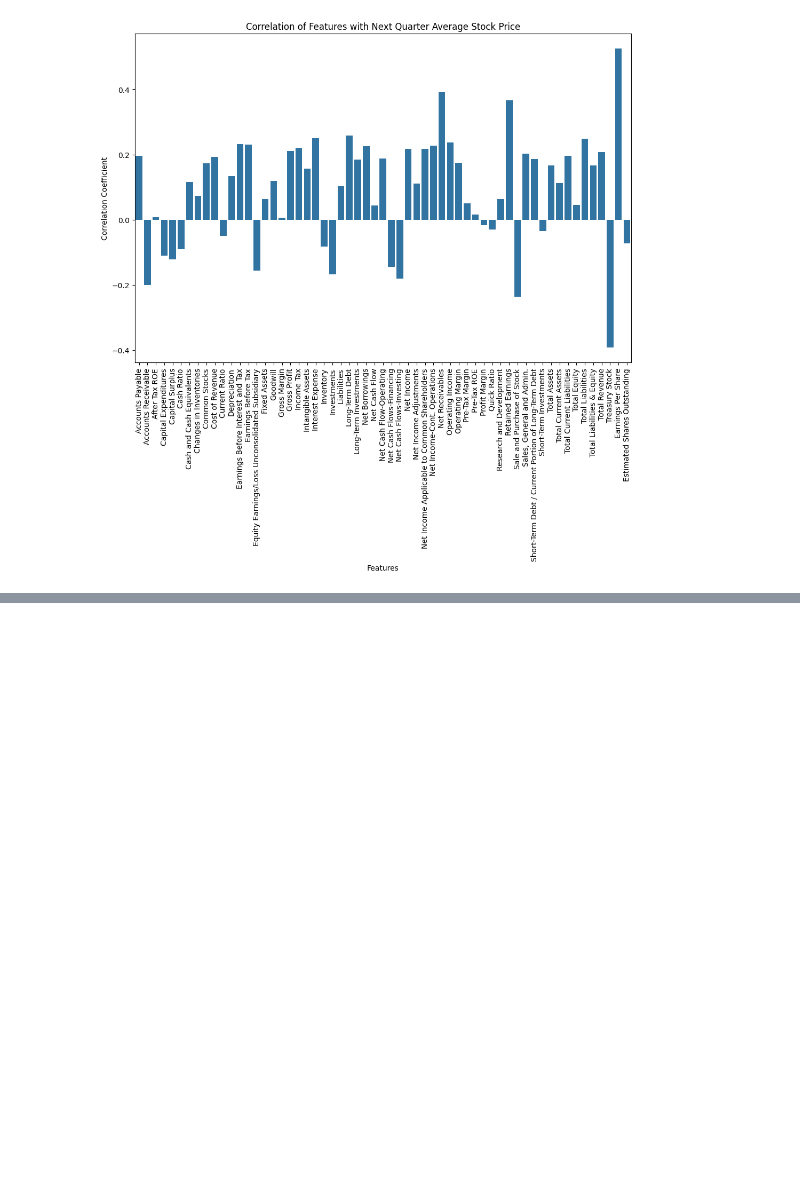
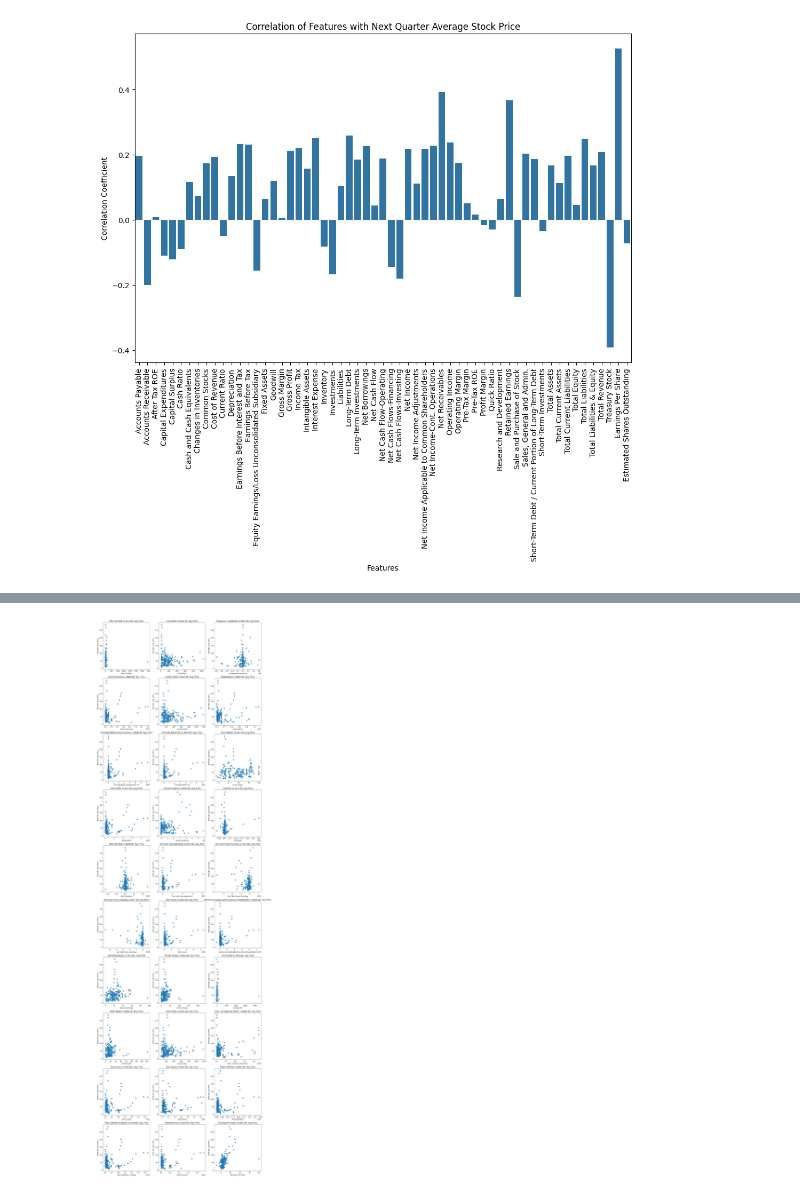
Before and after one commit to aishwaryapb/stock_price_prediction, a Jupyter notebook: data_exploration/data_exploration.ipynb, the cells around one changed output, grey strips where cells are left out. Cells and saved outputs as stored; diff of their text form; code cells hidden in the pictures; blank space fills up the shorter version.

```diff
--- a/data_exploration/data_exploration.ipynb
+++ b/data_exploration/data_exploration.ipynb
@@ -122,0 +153,21 @@ Index(['After Tax ROE', 'Cash Ratio', 'Changes in Inventories',
+# %%
+num_features = len(selected_features)
+
+# Create a subplot grid
+fig, axes = plt.subplots(nrows=num_features//3 + (num_features % 3 > 0), ncols=3, figsize=(15, 5*num_features//3 + (num_features % 3 > 0)))
+axes = axes.flatten()
+
+for i, feature in enumerate(selected_features):
+    axes[i].scatter(final_it_data[feature], final_it_data['Next Qtr. Avg. Price'])
+    axes[i].set_title(f'{feature} vs Next Qtr. Avg. Price')
+    axes[i].set_xlabel(feature)
+    axes[i].set_ylabel('Next Qtr. Avg. Price')
+
+# Hide any unused subplots
+for i in range(len(features), len(axes)):
+    fig.delaxes(axes[i])
+
+plt.tight_layout()
+plt.show()
+# %% [output]
+[figure, added]
```
Also changed, not shown: parts of 4 cells of this notebook, 3 other files.
